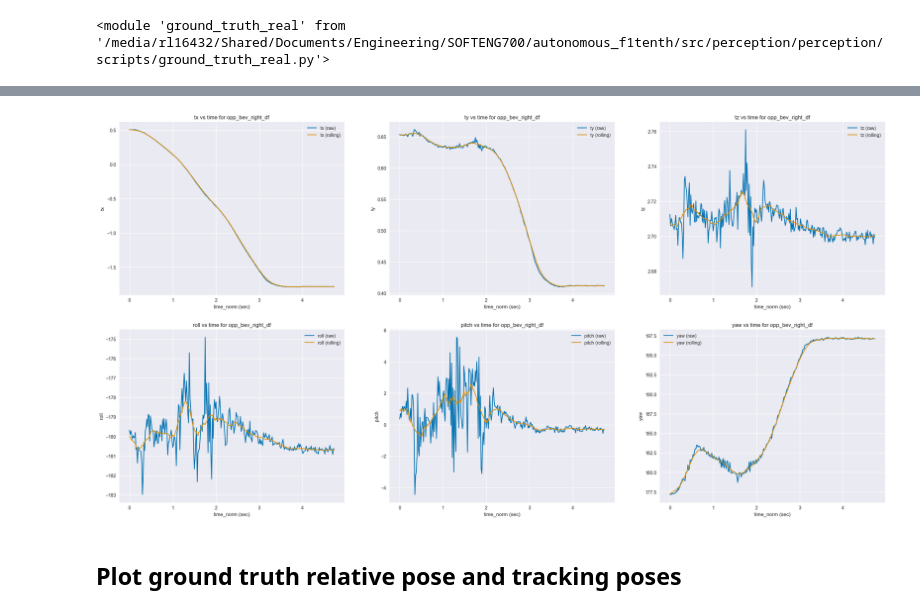
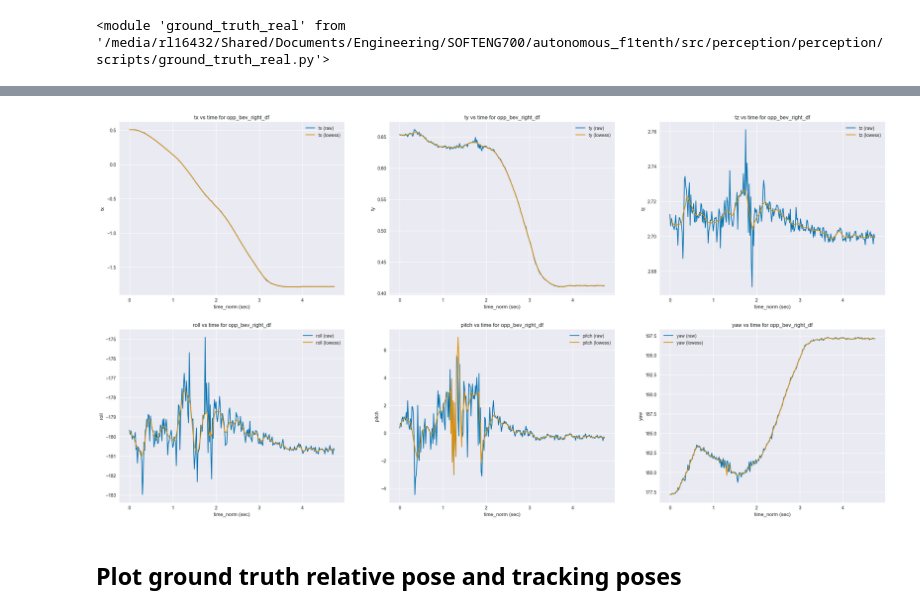
Before and after one commit to ShungFei/autonomous_f1tenth, a Jupyter notebook: src/perception/perception/scripts/model_fitting.ipynb, the cells around one changed output, grey strips where cells are left out. Drawn from its saved outputs; the diff is of its cells as text; code cells hidden in the pictures.

```diff
--- a/src/perception/perception/scripts/model_fitting.ipynb
+++ b/src/perception/perception/scripts/model_fitting.ipynb
@@ -260,7 +263,7 @@ for smoothing_type in ["raw"] + smoothing_funcs:
 ## Plot the displacement, velocity, and acceleration from the models
 # %%
 # Change these parameters to plot different data
-smoothing_type = "savgol"
+smoothing_type = "lowess"
 run_num = 6
 run = run3_data[run_num][smoothing_type]
 df_name = "ego_bev_right_df"
@@ -335,13 +338,13 @@ plot_all_smoothed_poses(
 # %%
 plot_all_smoothed_poses(
   run3_data[6],
   "opp_bev_right_df",
-  ["raw", "rolling"],
+  ["raw", "lowess"],
   "time_norm (sec)",
   [["tx", "ty", "tz"], ["roll", "pitch", "yaw"]]
 )
 # %% [output]
-[figure, old version]
+[figure, new version]
 # %% [markdown]
 ## Plot ground truth relative pose and tracking poses
 # %%
```
Also changed, not shown: parts of 12 cells of this notebook.
